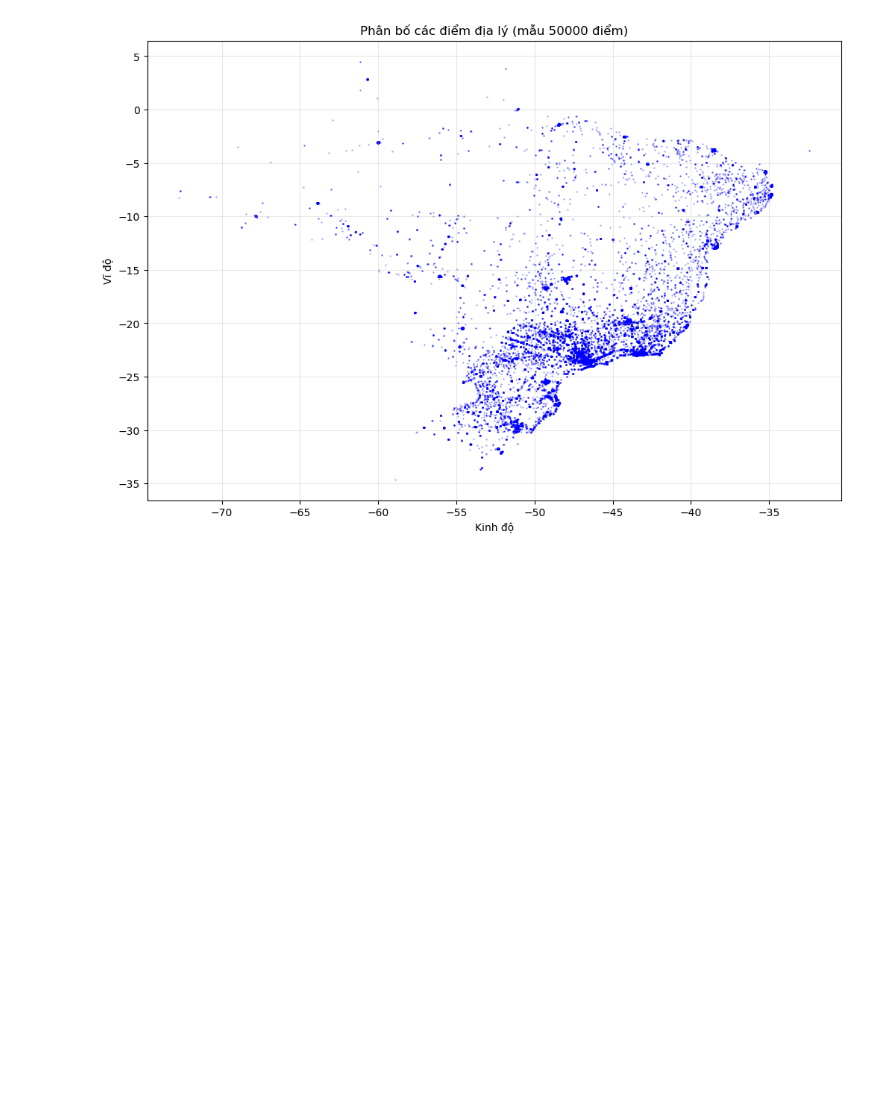
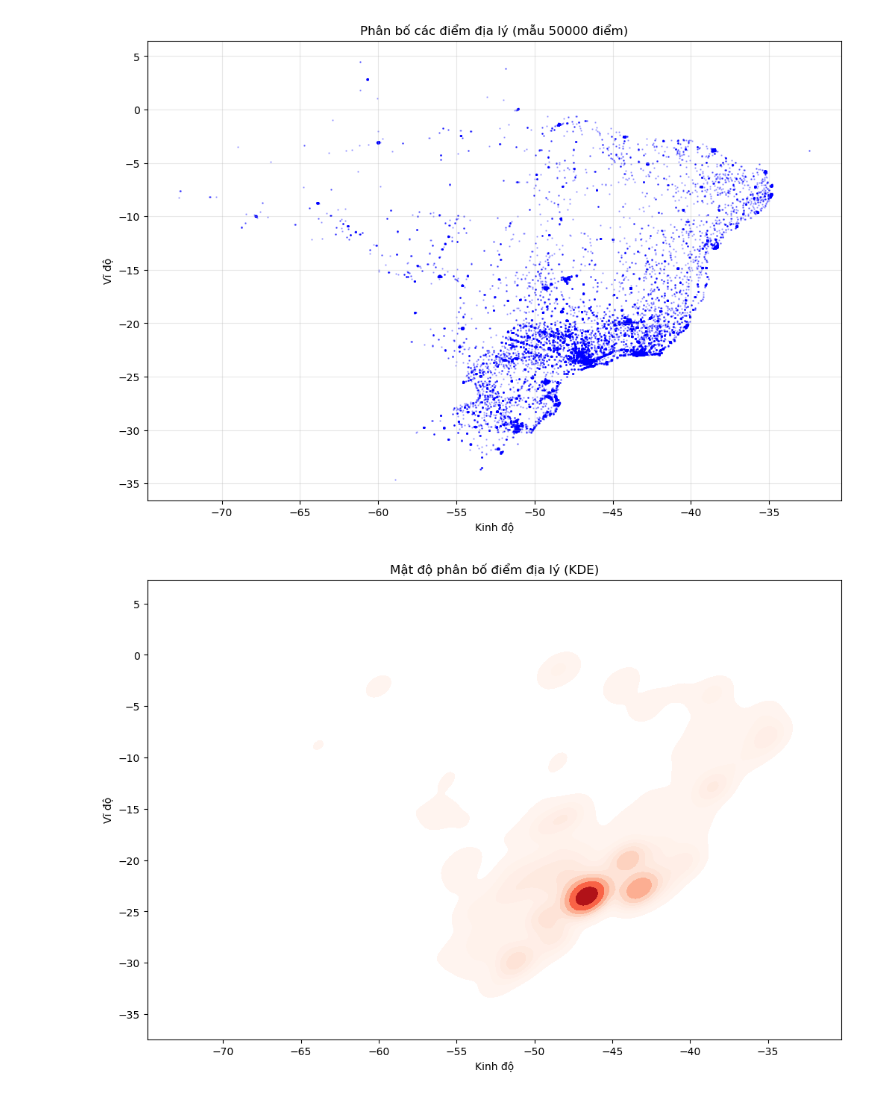
Before and after one commit to zhoang-1/multi-agent-churn-prediction, a Jupyter notebook: notebook/EDA/08_EDA_geolocation.ipynb, the cells around one changed output. Drawn from its saved outputs; the diff is of its cells as text; code cells hidden in the pictures; blank space fills up the shorter version.

```diff
--- a/notebook/EDA/08_EDA_geolocation.ipynb
+++ b/notebook/EDA/08_EDA_geolocation.ipynb
@@ -147,3 +148,14 @@ plt.grid(alpha=0.3)
 plt.show()
 # %% [output]
 [figure]
+# %%
+#  Heatmap mật độ
+plt.figure(figsize=(12,8))
+sns.kdeplot(x=df_sample['geolocation_lng'], y=df_sample['geolocation_lat'],
+            cmap='Reds', fill=True, thresh=0.05)
+plt.title('Mật độ phân bố điểm địa lý (KDE)')
+plt.xlabel('Kinh độ')
+plt.ylabel('Vĩ độ')
+plt.show()
+# %% [output]
+[figure, added]
```
Also changed, not shown: parts of 8 cells of this notebook, 1 other file.
